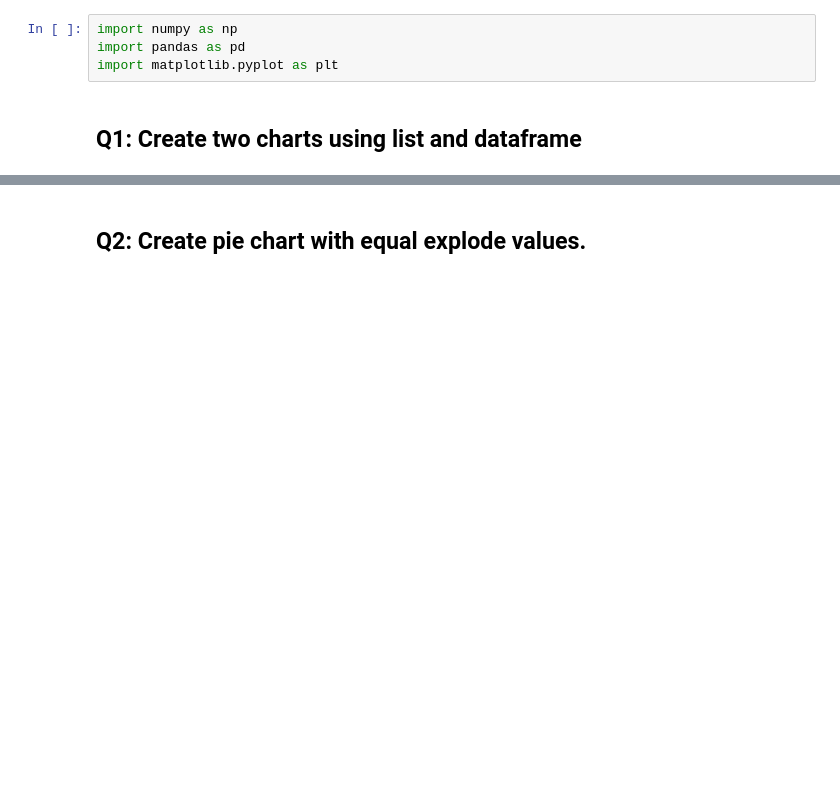
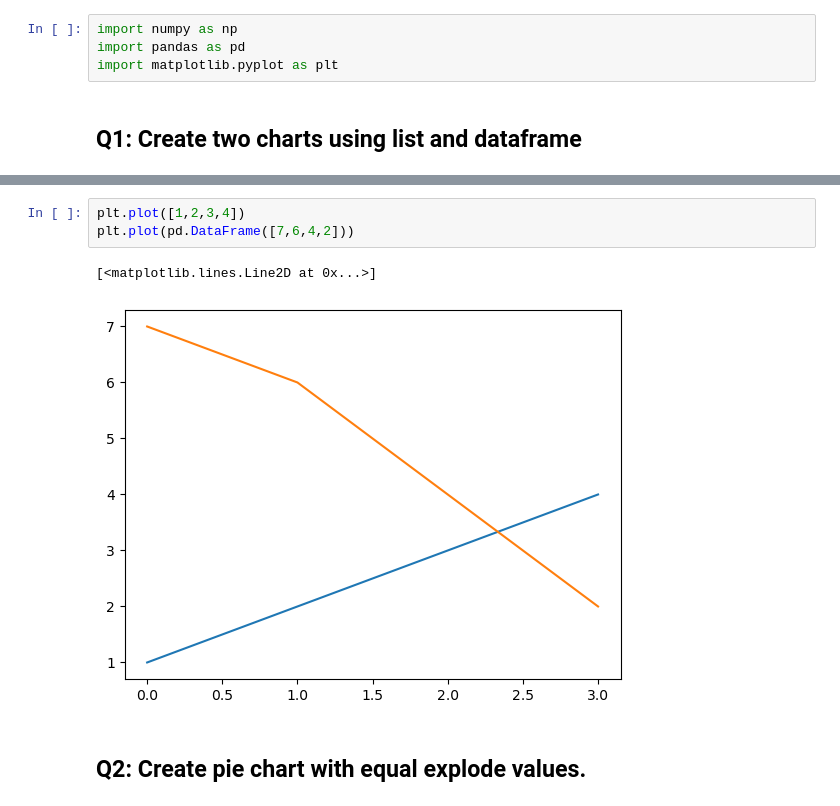
Before and after one commit to h-aneen/Matplotlib-Lab1, a Jupyter notebook: Day#8_Matplotlib_Assignment.ipynb, the cells around one changed output, grey strips where cells are left out. Saved outputs shown, nothing was run; the diff lists cells and outputs as text; blank space fills up the shorter version.

```diff
--- a/Day#8_Matplotlib_Assignment.ipynb
+++ b/Day#8_Matplotlib_Assignment.ipynb
@@ -7,2 +13,8 @@ import matplotlib.pyplot as plt
+# %%
+plt.plot([1,2,3,4])
+plt.plot(pd.DataFrame([7,6,4,2]))
+# %% [output]
+[<matplotlib.lines.Line2D at 0x...>]
+[figure, added]
 # %% [markdown]
 ## Q2: Create pie chart with equal explode values.
```
Also changed, not shown: parts of 5 cells of this notebook.
